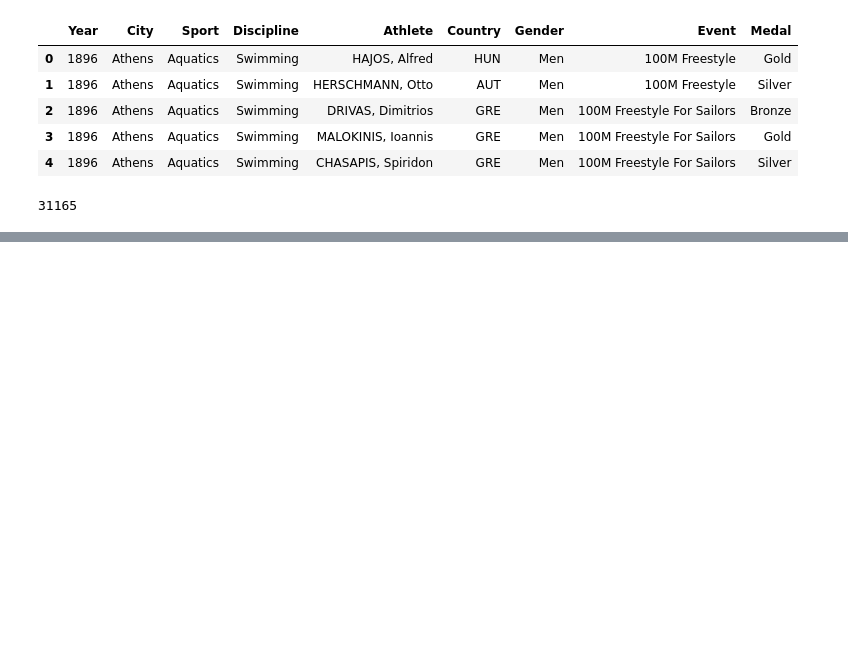
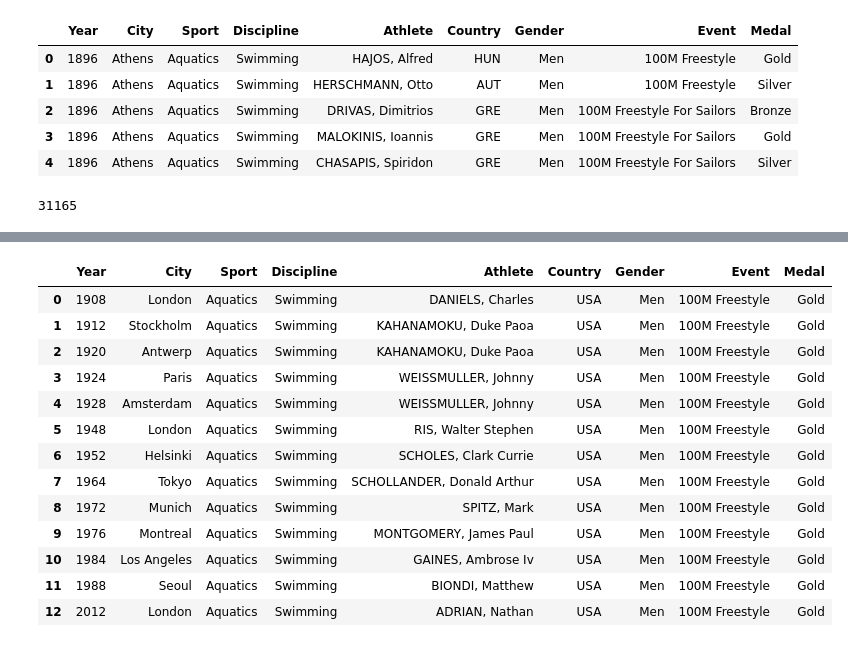
Before and after one commit to renatomaaliw3/public_files, a Jupyter notebook: CPE Electives (1 - 3)/04. Live Lectures Notebook/18.1 SQL in Python/SQL in Python.ipynb, the cells around one changed output, grey strips where cells are left out. Drawn from its saved outputs; the diff is of its cells as text; code cells hidden in the pictures; blank space fills up the shorter version.

```diff
--- a/CPE Electives (1 - 3)/04. Live Lectures Notebook/18.1 SQL in Python/SQL in Python.ipynb
+++ b/CPE Electives (1 - 3)/04. Live Lectures Notebook/18.1 SQL in Python/SQL in Python.ipynb
@@ -65,0 +101,21 @@ dtype: int64
+# %%
+# WHERE
+
+query = "SELECT * FROM Summer WHERE Event = '100M Freestyle' AND Medal = 'Gold' AND Country = 'USA' AND Gender = 'Men'"
+result_sql = pd.read_sql_query(query, conn)
+result_sql
+# %% [output]
+|  | Year | City | Sport | Discipline | Athlete | Country | Gender | Event | Medal |
+| 0 | 1908 | London | Aquatics | Swimming | DANIELS, Charles | USA | Men | 100M Freestyle | Gold |
+| 1 | 1912 | Stockholm | Aquatics | Swimming | KAHANAMOKU, Duke Paoa | USA | Men | 100M Freestyle | Gold |
+| 2 | 1920 | Antwerp | Aquatics | Swimming | KAHANAMOKU, Duke Paoa | USA | Men | 100M Freestyle | Gold |
+| 3 | 1924 | Paris | Aquatics | Swimming | WEISSMULLER, Johnny | USA | Men | 100M Freestyle | Gold |
+| 4 | 1928 | Amsterdam | Aquatics | Swimming | WEISSMULLER, Johnny | USA | Men | 100M Freestyle | Gold |
+| 5 | 1948 | London | Aquatics | Swimming | RIS, Walter Stephen | USA | Men | 100M Freestyle | Gold |
+| 6 | 1952 | Helsinki | Aquatics | Swimming | SCHOLES, Clark Currie | USA | Men | 100M Freestyle | Gold |
+| 7 | 1964 | Tokyo | Aquatics | Swimming | SCHOLLANDER, Donald Arthur | USA | Men | 100M Freestyle | Gold |
+| 8 | 1972 | Munich | Aquatics | Swimming | SPITZ, Mark | USA | Men | 100M Freestyle | Gold |
+| 9 | 1976 | Montreal | Aquatics | Swimming | MONTGOMERY, James Paul | USA | Men | 100M Freestyle | Gold |
+| 10 | 1984 | Los Angeles | Aquatics | Swimming | GAINES, Ambrose Iv | USA | Men | 100M Freestyle | Gold |
+| 11 | 1988 | Seoul | Aquatics | Swimming | BIONDI, Matthew | USA | Men | 100M Freestyle | Gold |
+| 12 | 2012 | London | Aquatics | Swimming | ADRIAN, Nathan | USA | Men | 100M Freestyle | Gold |
```
Also changed, not shown: parts of 14 cells of this notebook, 1 other file.
